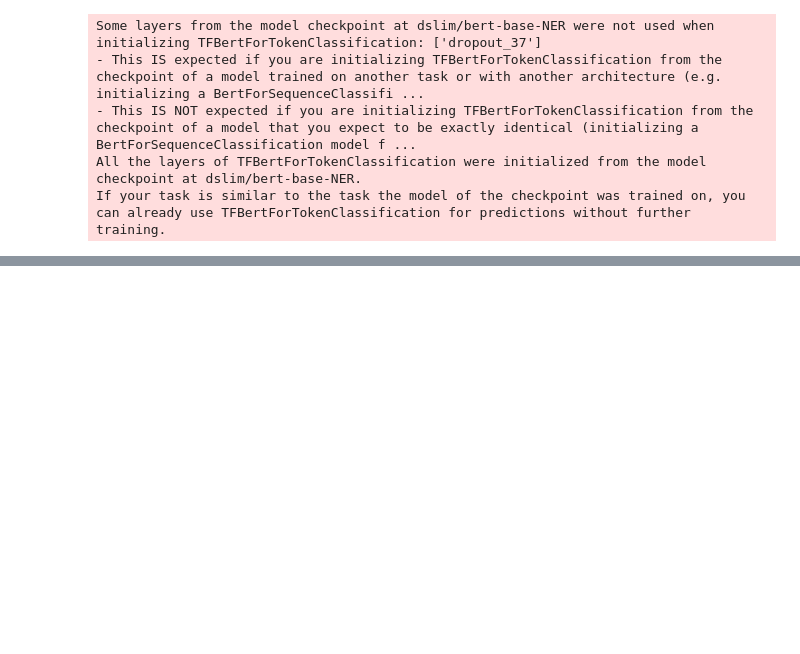
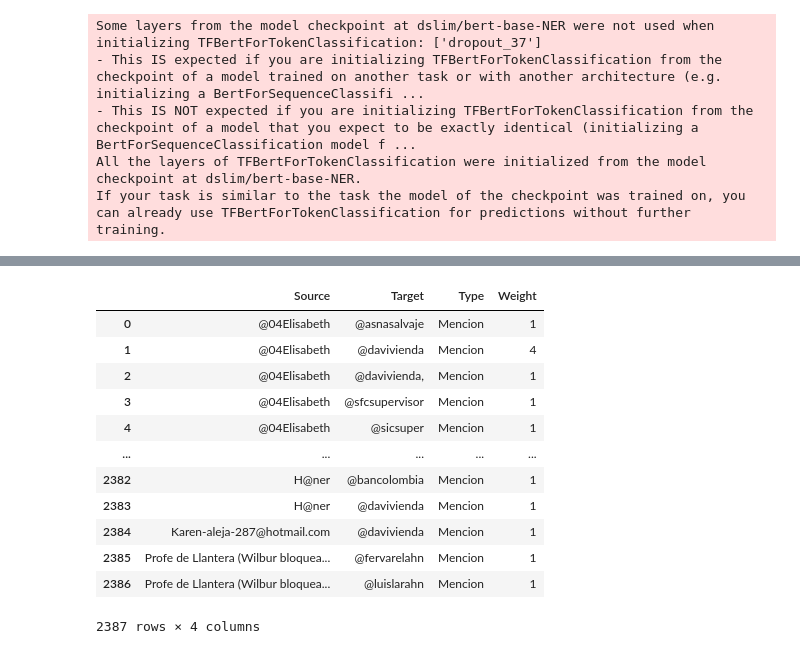
Before and after one commit to Izainea/pruebas_vivi, a Jupyter notebook: prueba_NLP_cientifico_vivi/Código/Exploración.ipynb, the cells around one changed output, grey strips where cells are left out. Cells and saved outputs as stored; diff of their text form; code cells hidden in the pictures; blank space fills up the shorter version.

```diff
--- a/prueba_NLP_cientifico_vivi/Código/Exploración.ipynb
+++ b/prueba_NLP_cientifico_vivi/Código/Exploración.ipynb
@@ -78,6 +87,7 @@ df_tweets['conteo_hashtags'] = df_tweets['hashtags'].apply(lambda x: len(x))
 
 ## Luego extraemos los menciones
 df_tweets['menciones'] = df_tweets['Embedded_text_1'].apply(lambda x: re.findall(r'@\S+', x))
+df_tweets['menciones'] = [[re.sub("[^0-9A-Za-z\_\-]","",men.lower()) for men in k] for k in df_tweets['menciones']]
 df_tweets['conteo_menciones'] = df_tweets['menciones'].apply(lambda x: len(x))
 # %%
 ## Luego extraemos los emojis
@@ -160,0 +170,25 @@ ValueError: Couldn't instantiate the backend tokenizer from one of:
+# %%
+## Creamos redes para identificar relaciones entre usuarios. Em pezamos por la mención de usuarios.
+list_df=[]
+for i in range(len(df_tweets)):
+    for j in df_tweets['menciones'][i]:
+            df_edges_mencion_temp=pd.DataFrame(data={'Source':[df_tweets['UserName'][i]],'Target':[j],'Weight':[1],'Type':['Mencion']})
+            list_df.append(df_edges_mencion_temp)
+df_edges_menciones=pd.concat(list_df)
+df_edges_menciones=df_edges_menciones.groupby(['Source','Target','Type']).sum().reset_index()
+# %%
+df_edges_menciones
+# %% [output]
+|  | Source | Target | Type | Weight |
+| 0 | @04Elisabeth | @asnasalvaje | Mencion | 1 |
+| 1 | @04Elisabeth | @davivienda | Mencion | 4 |
+| 2 | @04Elisabeth | @davivienda, | Mencion | 1 |
+| 3 | @04Elisabeth | @sfcsupervisor | Mencion | 1 |
+| 4 | @04Elisabeth | @sicsuper | Mencion | 1 |
+| ... | ... | ... | ... | ... |
+| 2382 | H@ner | @bancolombia | Mencion | 1 |
+| 2383 | H@ner | @davivienda | Mencion | 1 |
+| 2384 | Karen-aleja-287@hotmail.com | @davivienda | Mencion | 1 |
+| 2385 | Profe de Llantera (Wilbur bloquea... | @fervarelahn | Mencion | 1 |
+| 2386 | Profe de Llantera (Wilbur bloquea... | @luislarahn | Mencion | 1 |
+2387 rows × 4 columns
```
Also changed, not shown: parts of 8 cells of this notebook, 2 other files.
